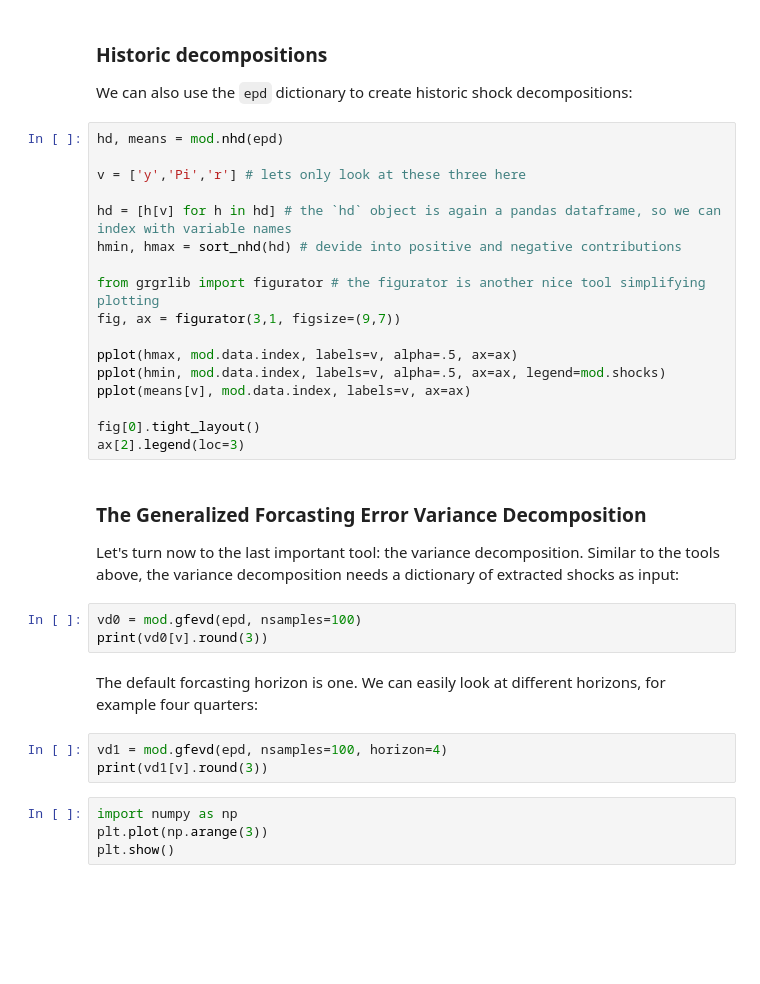
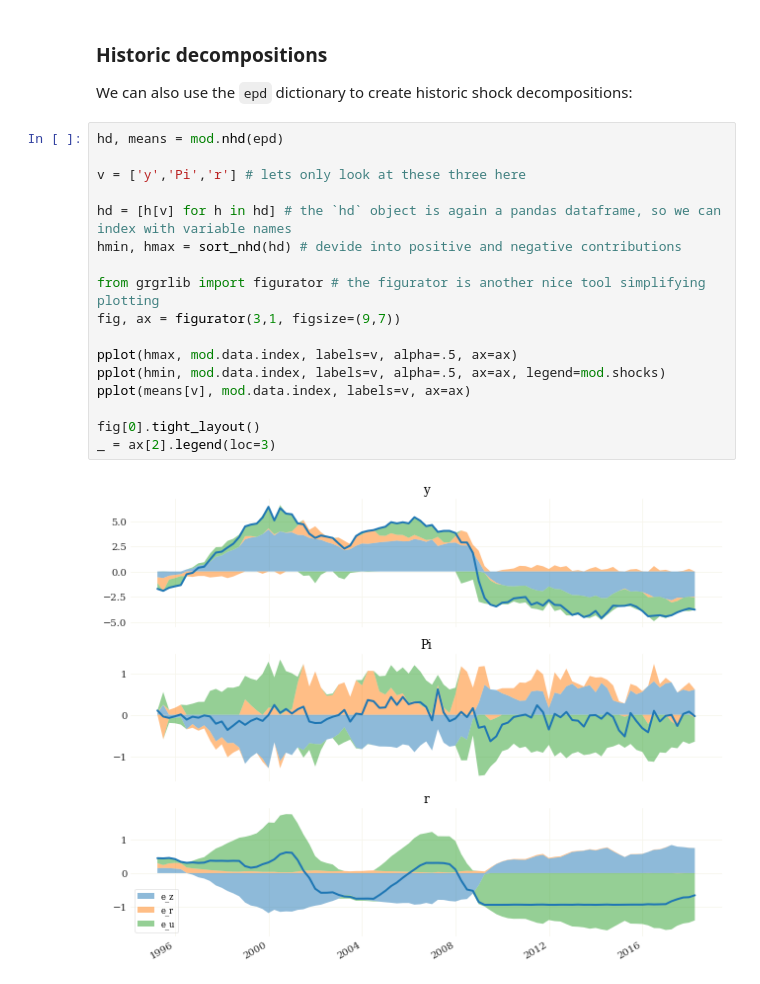
Before and after one commit to gboehl/pydsge, a Jupyter notebook: docs/getting_started.ipynb, the cells around one changed output. Drawn from its saved outputs; the diff is of its cells as text; blank space fills up the shorter version.

```diff
--- a/docs/getting_started.ipynb
+++ b/docs/getting_started.ipynb
@@ -269,33 +323,19 @@ We can also use the `epd` dictionary to create historic shock decompositions:
 # %%
 hd, means = mod.nhd(epd)
 
 v = ['y','Pi','r'] # lets only look at these three here
 
 hd = [h[v] for h in hd] # the `hd` object is again a pandas dataframe, so we can index with variable names
 hmin, hmax = sort_nhd(hd) # devide into positive and negative contributions
 
 from grgrlib import figurator # the figurator is another nice tool simplifying plotting
 fig, ax = figurator(3,1, figsize=(9,7))
 
 pplot(hmax, mod.data.index, labels=v, alpha=.5, ax=ax)
 pplot(hmin, mod.data.index, labels=v, alpha=.5, ax=ax, legend=mod.shocks)
 pplot(means[v], mod.data.index, labels=v, ax=ax)
 
 fig[0].tight_layout()
-ax[2].legend(loc=3)
+_ = ax[2].legend(loc=3)
+# %% [output]
+[figure, added]
-# %% [markdown]
-### The Generalized Forcasting Error Variance Decomposition
-
-Let's turn now to the last important tool: the variance decomposition. Similar to the tools above, the variance decomposition needs a dictionary of extracted shocks as input:
-# %%
-vd0 = mod.gfevd(epd, nsamples=100)
-print(vd0[v].round(3))
-# %% [markdown]
-The default forcasting horizon is one. We can easily look at different horizons, for example four quarters:
-# %%
-vd1 = mod.gfevd(epd, nsamples=100, horizon=4)
-print(vd1[v].round(3))
-# %%
-import numpy as np
-plt.plot(np.arange(3))
-plt.show()
```
Also changed, not shown: parts of 19 cells of this notebook, 6 other files.
